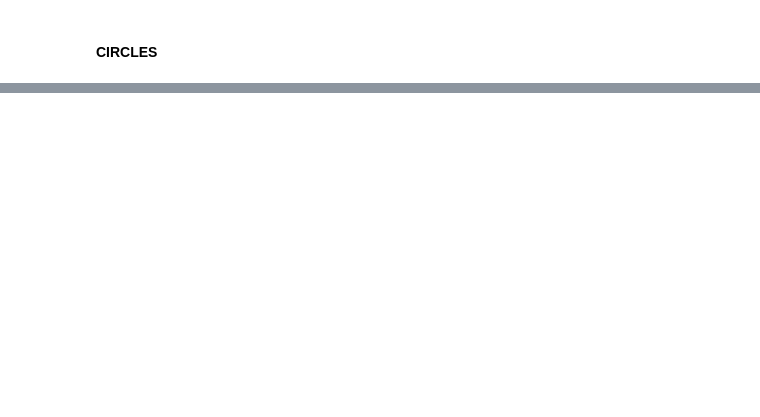
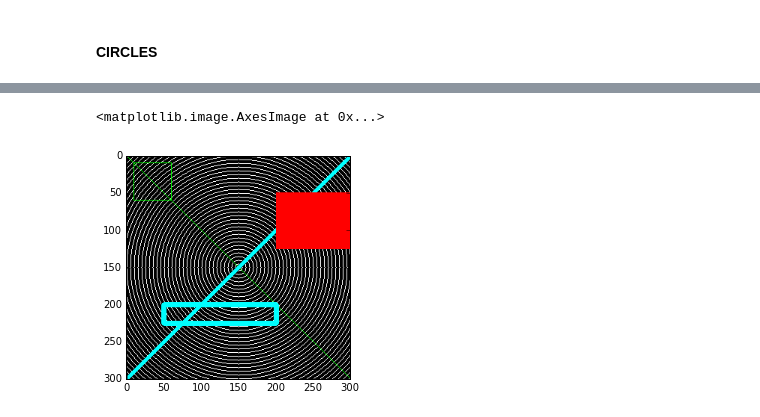
Before and after one commit to YaroslavSchubert/pyimagegurus, a Jupyter notebook: pyimagegurus.ipynb, the cells around one changed output, grey strips where cells are left out. Saved outputs shown, nothing was run; the diff lists cells and outputs as text; code cells hidden in the pictures; blank space fills up the shorter version.

```diff
--- a/pyimagegurus.ipynb
+++ b/pyimagegurus.ipynb
@@ -192,0 +196,5 @@ plt.imshow(canvas)
+# %%
+plt.imshow(canvas)
+# %% [output]
+<matplotlib.image.AxesImage at 0x...>
+[figure, added]
```
Also changed, not shown: parts of 67 cells of this notebook, 4 other files.
